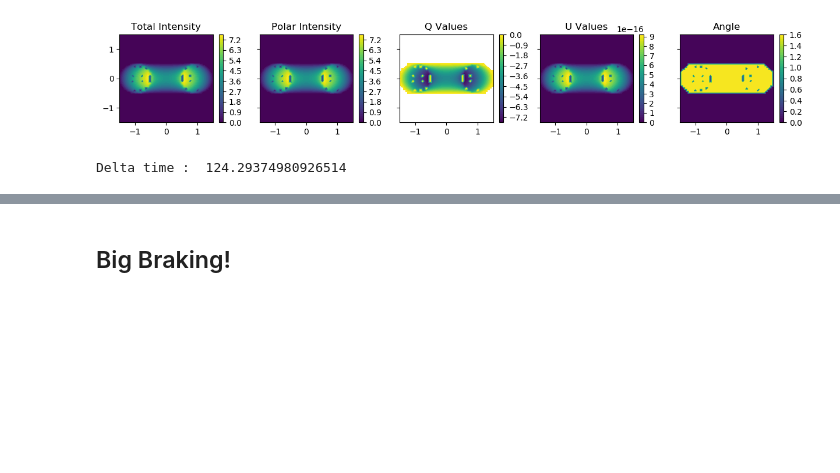
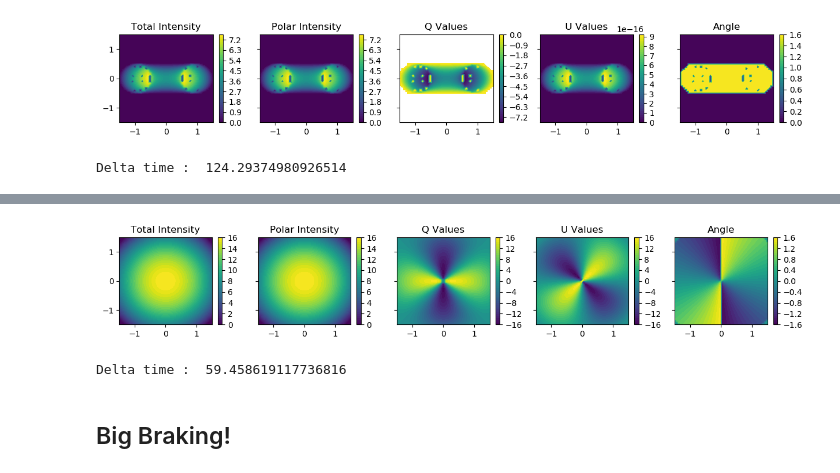
Before and after one commit to psmd-iberutaru/Akamai-Internship, a Jupyter notebook: Codebase/Active_Codebase/contour_plots.ipynb, the cells around one changed output, grey strips where cells are left out. Drawn from its saved outputs; the diff is of its cells as text; code cells hidden in the pictures; blank space fills up the shorter version.

```diff
--- a/Codebase/Active_Codebase/contour_plots.ipynb
+++ b/Codebase/Active_Codebase/contour_plots.ipynb
@@ -211,3 +214,28 @@ print('Delta time : ', end_time - start_time)
+# %%
+def test_field_cr(x,y,z):
+    return mff3d.circular_magnetic_field_cart_3d(x, y, z,
+                                                 center=[0, 0, 0],
+                                                 mag_function=lambda r: 1/r**2,
+                                                 curl_axis='x')
+
+def cloud_cr_cr(x,y,z):
+    #R = 1
+    #r = 0.5
+    #return (np.sqrt(x**2 + y**2) - R)**2 + z**2 - r**2
+    return x**2 + y**2 + z**2 - 4
+
+target_object_cr = m_obs.ProtostarModel(center_coord,cloud_cr_cr,test_field_cr,
+                                         zeros_guess_count=n_zeros,ra_wrap_angle=np.pi)
+target_sightline_cr = m_obs.Sightline(None,None,Skycord_object=center_coord,ra_wrap_angle=np.pi)
+telescope_data_cr = m_obs.ObservingRun(target_object_cr,target_sightline_cr,3)
+
+start_time = time.time()
+_ = telescope_data_cr.Stokes_parameter_contours(n_axial_samples=50)
+end_time = time.time()
+print('Delta time : ', end_time - start_time)
+# %% [output]
+[figure, added]
+Delta time :  59.458619117736816
 # %% [markdown]
 ## Big Braking!
 # %%
```
Also changed, not shown: parts of 1 cell of this notebook, 6 other files.
